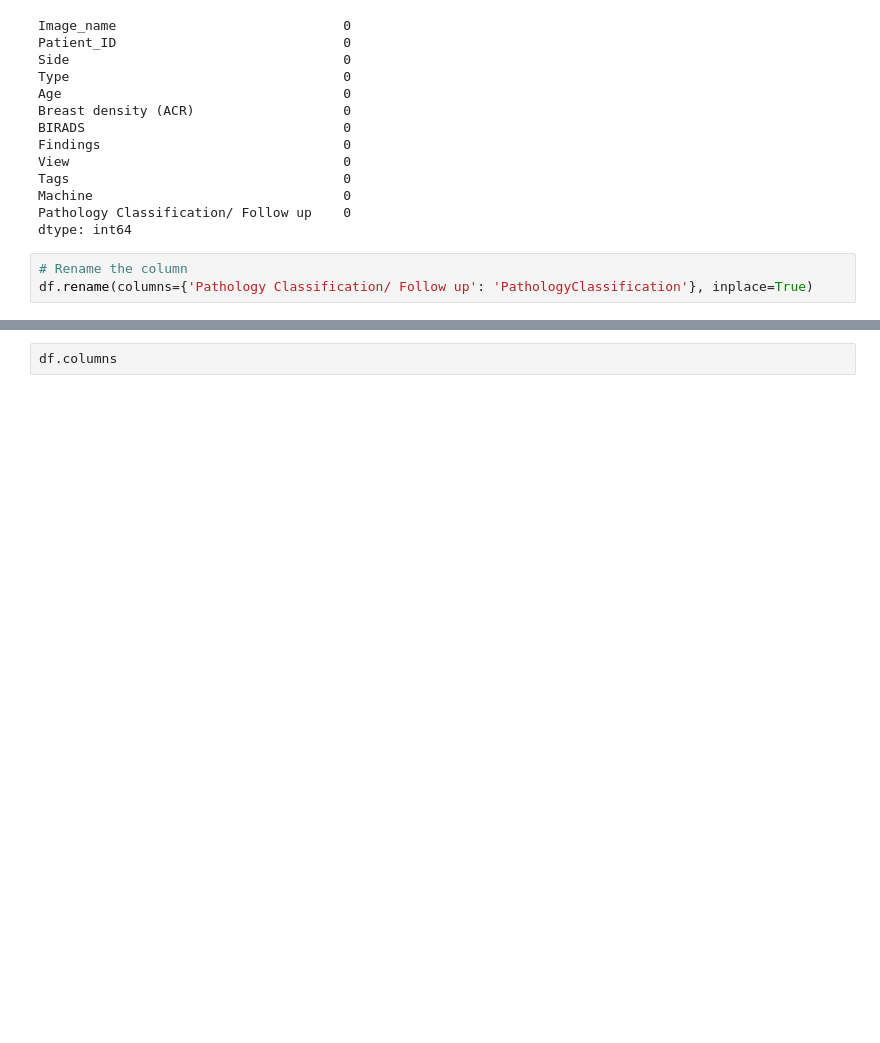
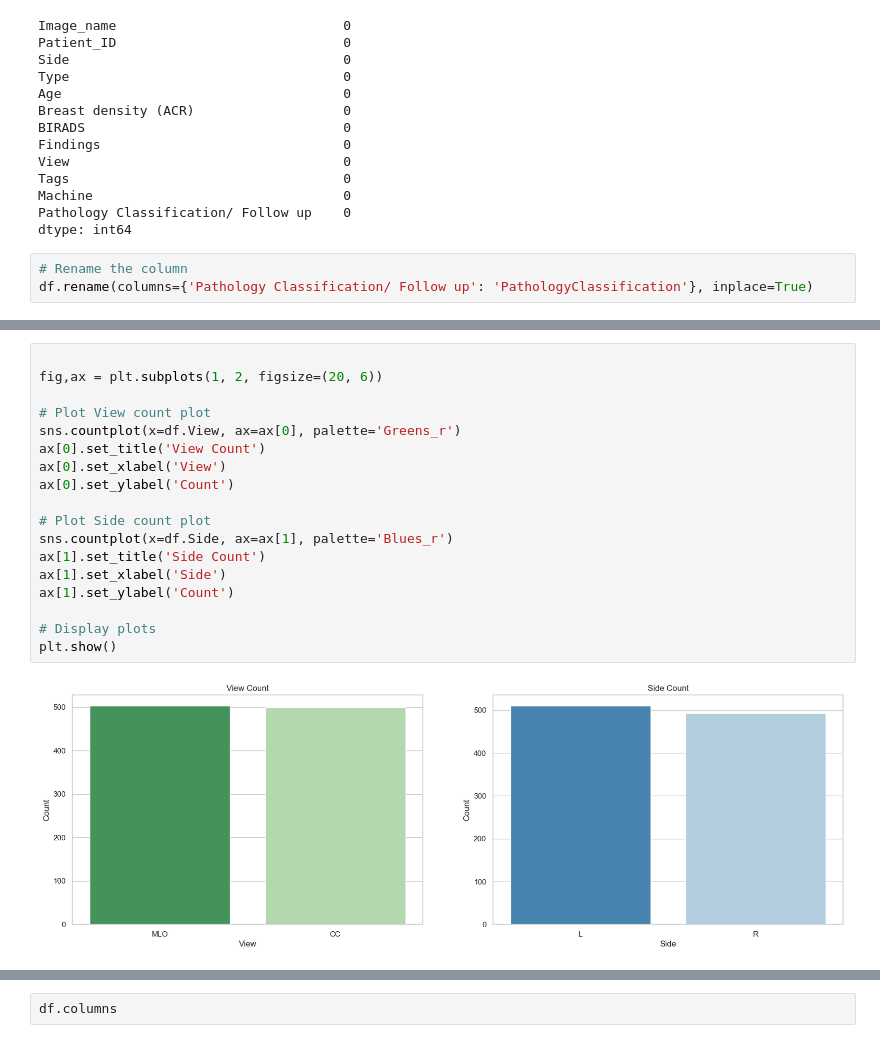
Before and after one commit to abdolazizsalimi/PGU_DataMining_1402, a Jupyter notebook: finalProject/Breast-Canser-notebook.ipynb, the cells around one changed output, grey strips where cells are left out. Cells and saved outputs as stored; diff of their text form; blank space fills up the shorter version.

```diff
--- a/finalProject/Breast-Canser-notebook.ipynb
+++ b/finalProject/Breast-Canser-notebook.ipynb
@@ -94,0 +123,20 @@ df.rename(columns={'Pathology Classification/ Follow up': 'PathologyClassificati
+# %%
+
+fig,ax = plt.subplots(1, 2, figsize=(20, 6))
+
+# Plot View count plot
+sns.countplot(x=df.View, ax=ax[0], palette='Greens_r')
+ax[0].set_title('View Count')
+ax[0].set_xlabel('View')
+ax[0].set_ylabel('Count')
+
+# Plot Side count plot
+sns.countplot(x=df.Side, ax=ax[1], palette='Blues_r')
+ax[1].set_title('Side Count')
+ax[1].set_xlabel('Side')
+ax[1].set_ylabel('Count')
+
+# Display plots
+plt.show()
+# %% [output]
+[figure, added]
```
Also changed, not shown: parts of 33 cells of this notebook, 2 other files.
